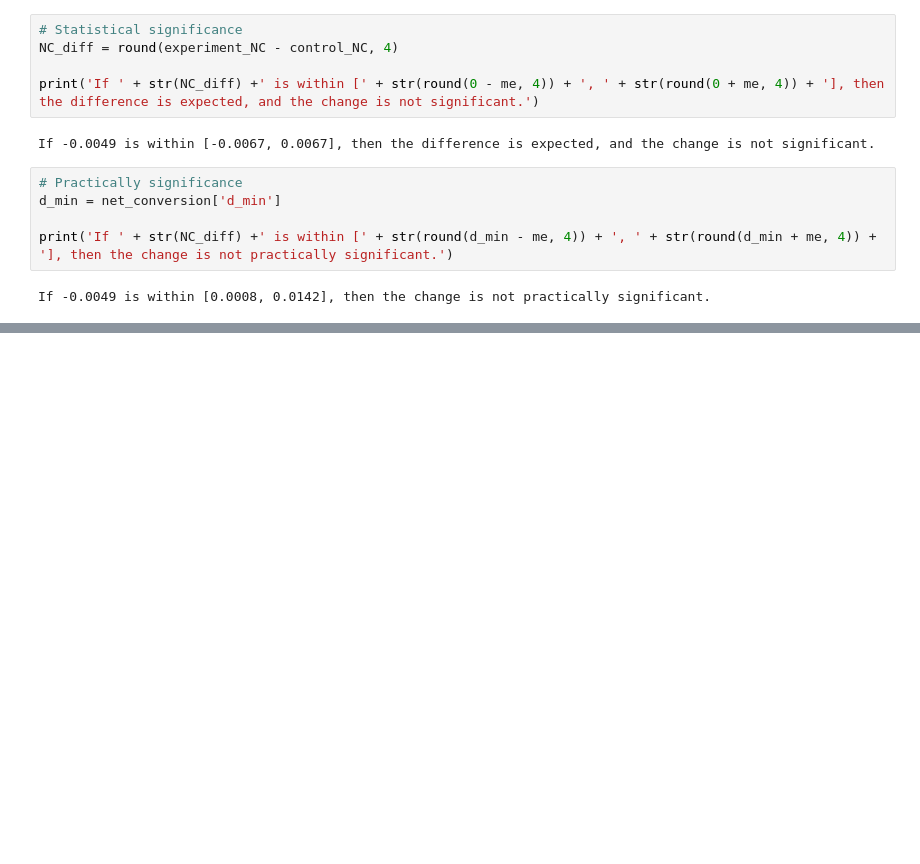
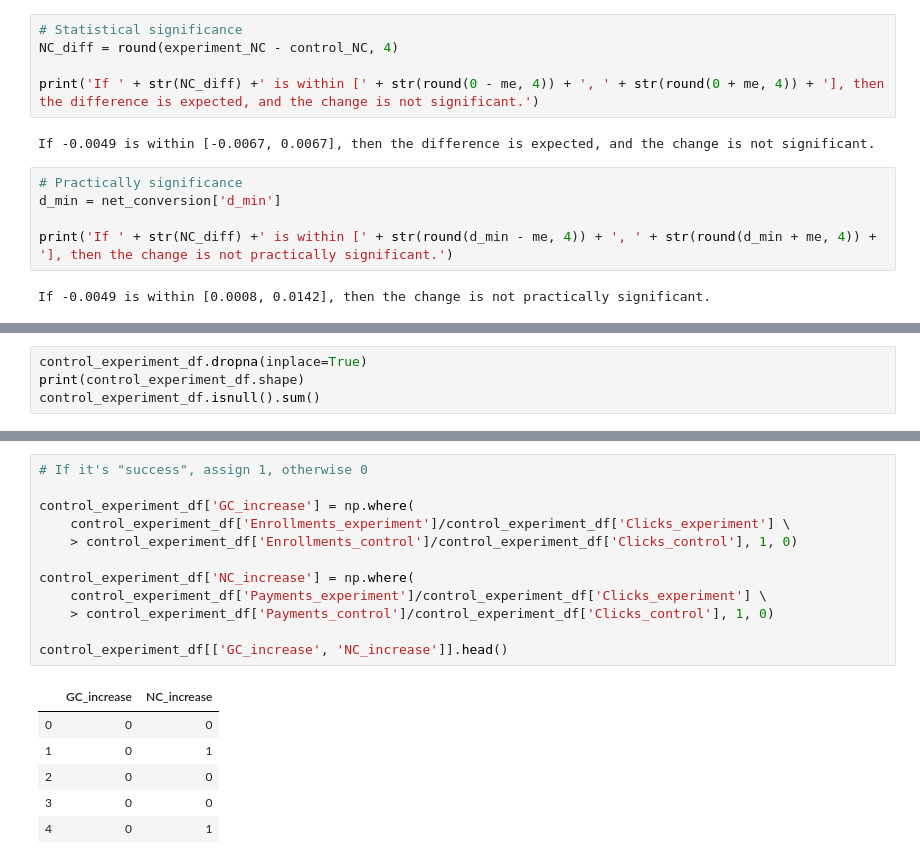
Before and after one commit to hanhanwu/Hanhan_Data_Science_Practice, a Jupyter notebook: Applied_Statistics/ABTest_Experiments/detailed_ABTest_Experiment.ipynb, the cells around one changed output, grey strips where cells are left out. Cells and saved outputs as stored; diff of their text form; blank space fills up the shorter version.

```diff
--- a/Applied_Statistics/ABTest_Experiments/detailed_ABTest_Experiment.ipynb
+++ b/Applied_Statistics/ABTest_Experiments/detailed_ABTest_Experiment.ipynb
@@ -531,0 +586,4 @@ If -0.0049 is within [0.0008, 0.0142], then the change is not practically signif
+# %%
+control_experiment_df.dropna(inplace=True)
+print(control_experiment_df.shape)
+control_experiment_df.isnull().sum()
@@ -531,0 +603,19 @@ If -0.0049 is within [0.0008, 0.0142], then the change is not practically signif
+# %%
+# If it's "success", assign 1, otherwise 0
+
+control_experiment_df['GC_increase'] = np.where(
+    control_experiment_df['Enrollments_experiment']/control_experiment_df['Clicks_experiment'] \
+    > control_experiment_df['Enrollments_control']/control_experiment_df['Clicks_control'], 1, 0)
+
+control_experiment_df['NC_increase'] = np.where(
+    control_experiment_df['Payments_experiment']/control_experiment_df['Clicks_experiment'] \
+    > control_experiment_df['Payments_control']/control_experiment_df['Clicks_control'], 1, 0)
+
+control_experiment_df[['GC_increase', 'NC_increase']].head()
+# %% [output]
+|  | GC_increase | NC_increase |
+| 0 | 0 | 0 |
+| 1 | 0 | 1 |
+| 2 | 0 | 0 |
+| 3 | 0 | 0 |
+| 4 | 0 | 1 |
```
Also changed, not shown: parts of 14 cells of this notebook.
